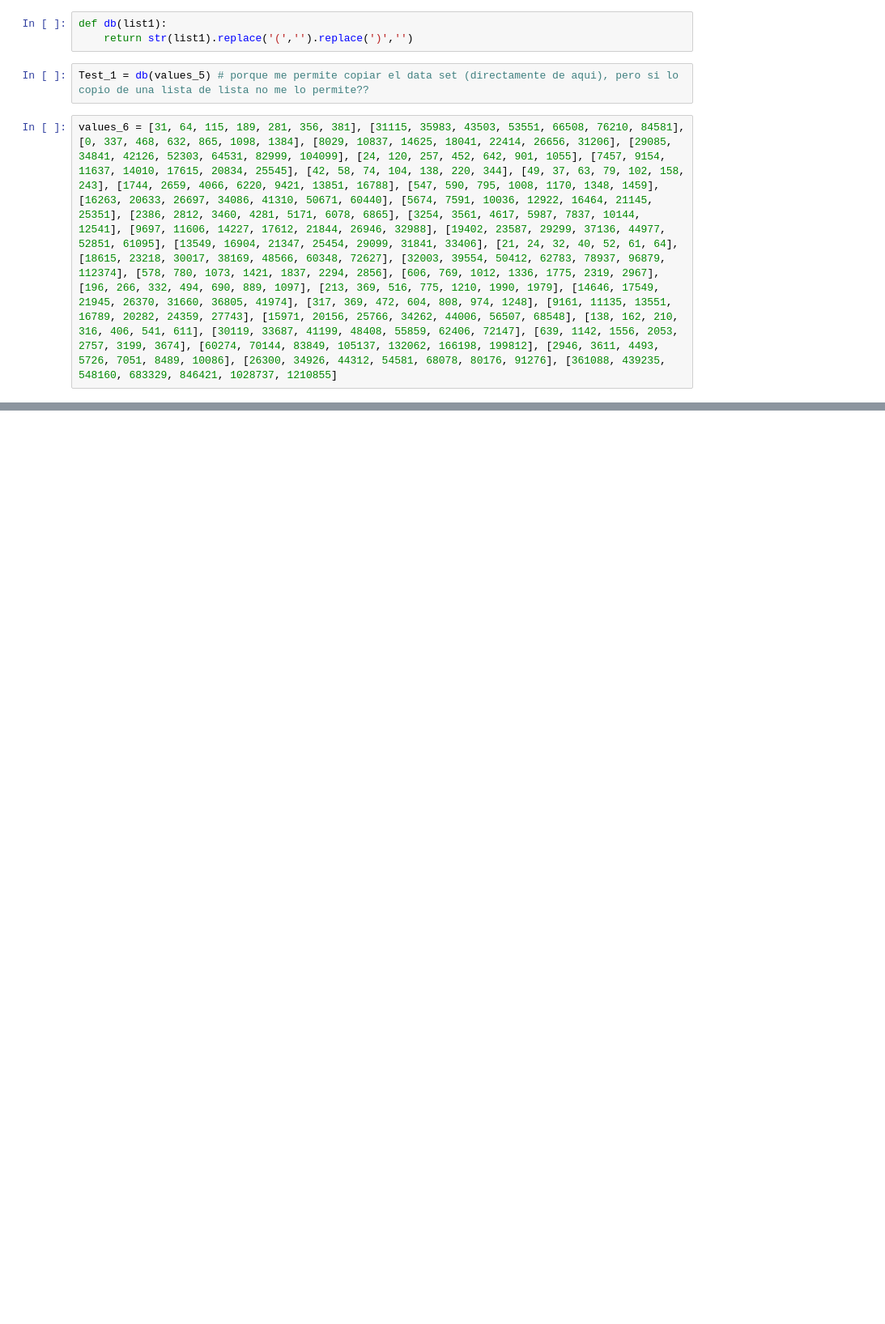
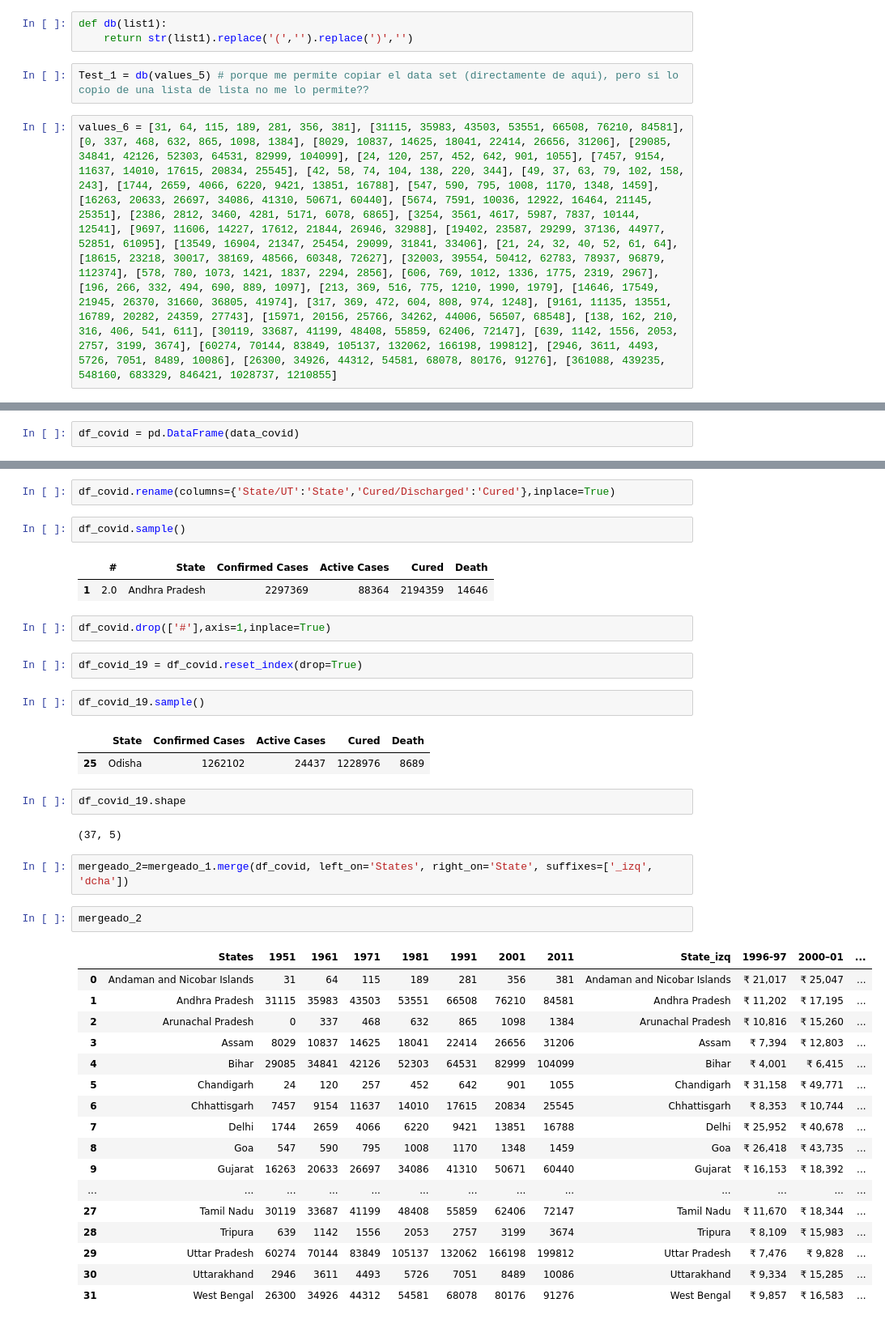
Before and after one commit to AntonioLopga12/ETL_Proyect_2022, a Jupyter notebook: 1_EXTRACTION.ipynb, the cells around one changed output, grey strips where cells are left out. Shown at 81% size. Drawn from its saved outputs; the diff is of its cells as text; blank space fills up the shorter version.

```diff
--- a/1_EXTRACTION.ipynb
+++ b/1_EXTRACTION.ipynb
@@ -198,0 +228,2 @@ Table_1
+# %%
+df_covid = pd.DataFrame(data_covid)
@@ -198,0 +256,42 @@ Table_1
+# %%
+df_covid.rename(columns={'State/UT':'State','Cured/Discharged':'Cured'},inplace=True)
+# %%
+df_covid.sample()
+# %% [output]
+|  | # | State | Confirmed Cases | Active Cases | Cured | Death |
+| 1 | 2.0 | Andhra Pradesh | 2297369 | 88364 | 2194359 | 14646 |
+# %%
+df_covid.drop(['#'],axis=1,inplace=True)
+# %%
+df_covid_19 = df_covid.reset_index(drop=True)
+# %%
+df_covid_19.sample()
+# %% [output]
+|  | State | Confirmed Cases | Active Cases | Cured | Death |
+| 25 | Odisha | 1262102 | 24437 | 1228976 | 8689 |
+# %%
+df_covid_19.shape
+# %% [output]
+(37, 5)
+# %%
+mergeado_2=mergeado_1.merge(df_covid, left_on='States', right_on='State', suffixes=['_izq', 'dcha'])
+# %%
+mergeado_2
+# %% [output]
+|  | States | 1951 | 1961 | 1971 | 1981 | 1991 | 2001 | 2011 | State_izq | 1996-97 | 2000–01 | ... |
+| 0 | Andaman and Nicobar Islands | 31 | 64 | 115 | 189 | 281 | 356 | 381 | Andaman and Nicobar Islands | ₹ 21,017 | ₹ 25,047 | ... |
+| 1 | Andhra Pradesh | 31115 | 35983 | 43503 | 53551 | 66508 | 76210 | 84581 | Andhra Pradesh | ₹ 11,202 | ₹ 17,195 | ... |
+| 2 | Arunachal Pradesh | 0 | 337 | 468 | 632 | 865 | 1098 | 1384 | Arunachal Pradesh | ₹ 10,816 | ₹ 15,260 | ... |
+| 3 | Assam | 8029 | 10837 | 14625 | 18041 | 22414 | 26656 | 31206 | Assam | ₹ 7,394 | ₹ 12,803 | ... |
+| 4 | Bihar | 29085 | 34841 | 42126 | 52303 | 64531 | 82999 | 104099 | Bihar | ₹ 4,001 | ₹ 6,415 | ... |
+| 5 | Chandigarh | 24 | 120 | 257 | 452 | 642 | 901 | 1055 | Chandigarh | ₹ 31,158 | ₹ 49,771 | ... |
+| 6 | Chhattisgarh | 7457 | 9154 | 11637 | 14010 | 17615 | 20834 | 25545 | Chhattisgarh | ₹ 8,353 | ₹ 10,744 | ... |
+| 7 | Delhi | 1744 | 2659 | 4066 | 6220 | 9421 | 13851 | 16788 | Delhi | ₹ 25,952 | ₹ 40,678 | ... |
+| 8 | Goa | 547 | 590 | 795 | 1008 | 1170 | 1348 | 1459 | Goa | ₹ 26,418 | ₹ 43,735 | ... |
+| 9 | Gujarat | 16263 | 20633 | 26697 | 34086 | 41310 | 50671 | 60440 | Gujarat | ₹ 16,153 | ₹ 18,392 | ... |
+| ... | ... | ... | ... | ... | ... | ... | ... | ... | ... | ... | ... | ... |
+| 27 | Tamil Nadu | 30119 | 33687 | 41199 | 48408 | 55859 | 62406 | 72147 | Tamil Nadu | ₹ 11,670 | ₹ 18,344 | ... |
+| 28 | Tripura | 639 | 1142 | 1556 | 2053 | 2757 | 3199 | 3674 | Tripura | ₹ 8,109 | ₹ 15,983 | ... |
+| 29 | Uttar Pradesh | 60274 | 70144 | 83849 | 105137 | 132062 | 166198 | 199812 | Uttar Pradesh | ₹ 7,476 | ₹ 9,828 | ... |
+| 30 | Uttarakhand | 2946 | 3611 | 4493 | 5726 | 7051 | 8489 | 10086 | Uttarakhand | ₹ 9,334 | ₹ 15,285 | ... |
+| 31 | West Bengal | 26300 | 34926 | 44312 | 54581 | 68078 | 80176 | 91276 | West Bengal | ₹ 9,857 | ₹ 16,583 | ... |
```
Also changed, not shown: parts of 58 cells of this notebook, 4 other files.
